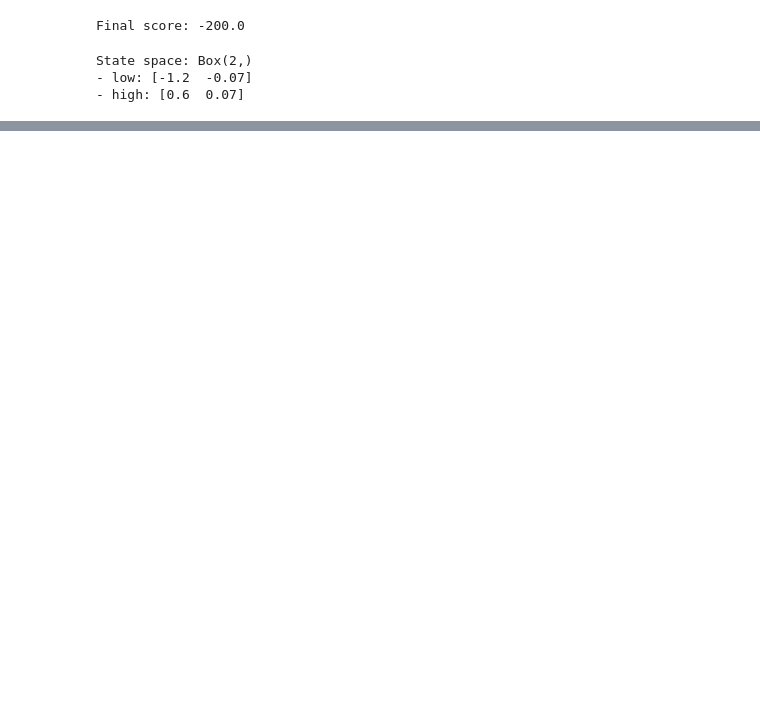
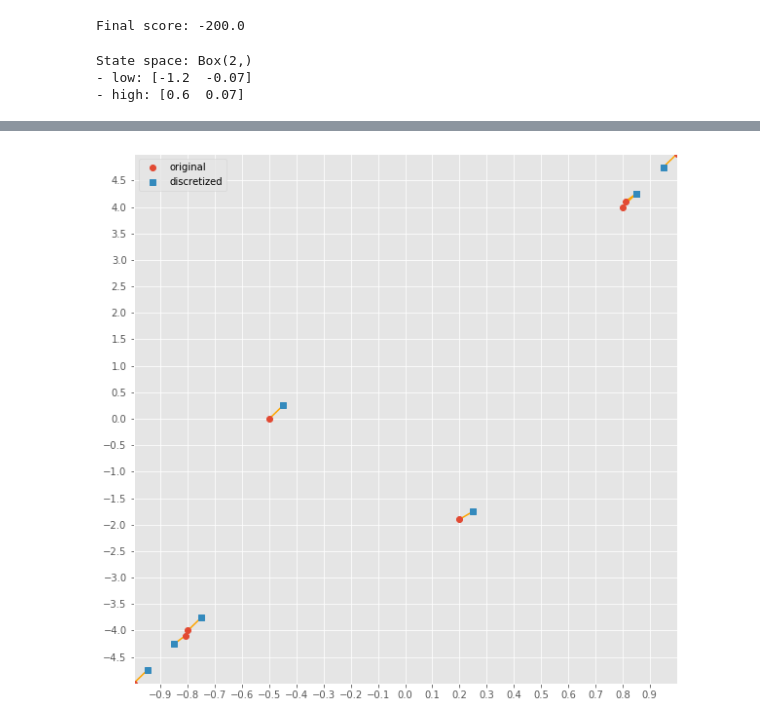
Before and after one commit to TasneemOmara/Mountain-Car-Problem, a Jupyter notebook: MountainCarQLearning.ipynb, the cells around one changed output, grey strips where cells are left out. Saved outputs shown, nothing was run; the diff lists cells and outputs as text; code cells hidden in the pictures; blank space fills up the shorter version.

```diff
--- a/MountainCarQLearning.ipynb
+++ b/MountainCarQLearning.ipynb
@@ -65,0 +227,4 @@ Action space samples:
+# %%
+visualize_samples(samples, discretized_samples_20, grid_20, low, high)
+# %% [output]
+[figure, added]
```
Also changed, not shown: parts of 18 cells of this notebook.
